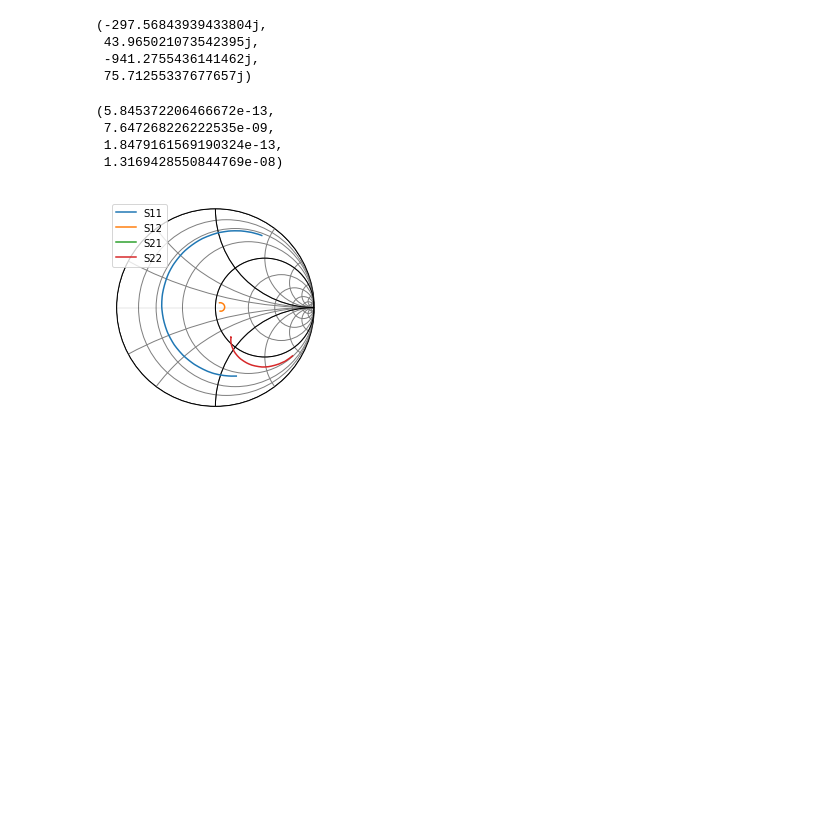
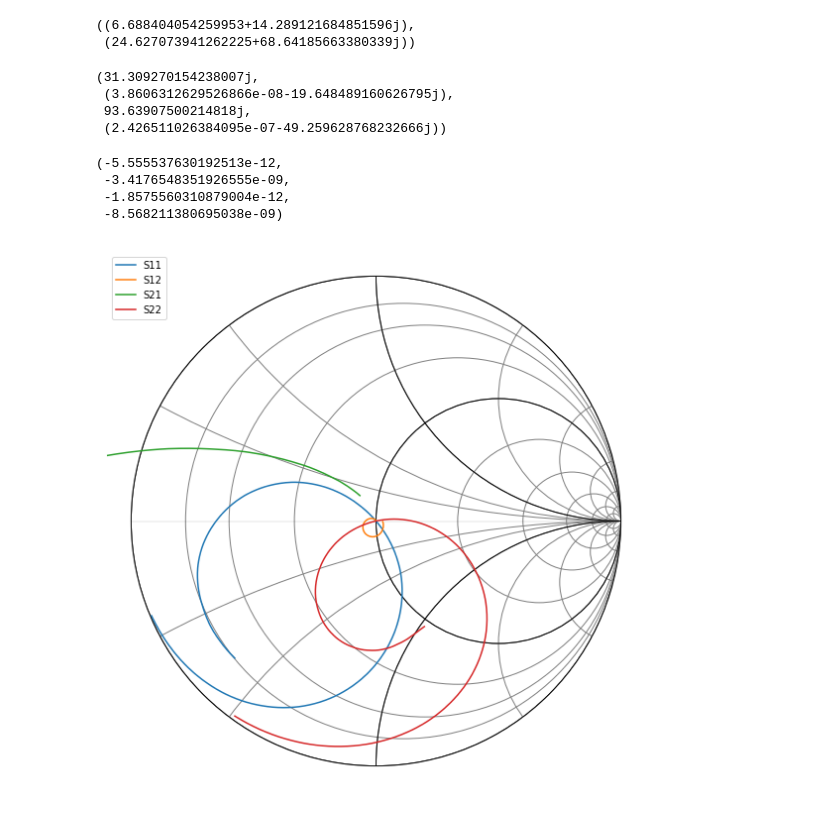
Before and after one commit to cactorium/ism-915mhz-transceiver, a Jupyter notebook: sim/low_noise.ipynb, the cells around one changed output. Cells and saved outputs as stored; diff of their text form; code cells hidden in the pictures; blank space fills up the shorter version.

```diff
--- a/sim/low_noise.ipynb
+++ b/sim/low_noise.ipynb
@@ -143,6 +139,7 @@ gamma_l, is_gamma_l_stable
 # %%
 def calc_matching_network_vals(z1, z2):
-    flipped = np.real(z1) < np.real(z2)
+    flipped = ((abs(np.imag(z2)) < 1e-6 and np.real(z1) < np.real(z2)) or
+            (abs(np.imag(z2)) > 1e-6 and np.real(z1) < np.real(1/(1/z2-1/(1.j*np.imag(z2))))))
     if flipped:
         z2, z1 = z1, z2
 
@@ -264,42 +258,68 @@ z_s, z_l
+# %%
+# that doesn't look too bad, so let's move forward and try to conjugate match
+
+B1 = 1 + sqabs(bjt_comp.s11.s) - sqabs(bjt_comp.s22.s) - sqabs(delta2)
+B2 = 1 + sqabs(bjt_comp.s22.s) - sqabs(bjt_comp.s11.s) - sqabs(delta2)
+C1 = bjt_comp.s11.s - delta2*np.conj(bjt_comp.s22.s)
+C2 = bjt_comp.s22.s - delta2*np.conj(bjt_comp.s11.s)
+
+gamma_s_all = (B1 - np.sqrt(np.square(B1) - 4*sqabs(C1) + 0j))/(2*C1)
+gamma_l_all = (B2 - np.sqrt(np.square(B2) - 4*sqabs(C2) + 0j))/(2*C2)
+
+gamma_s = gamma_s_all[idx_900mhz, 0, 0]
+gamma_l = gamma_l_all[idx_900mhz, 0, 0]
+
+z_s = net.s2z(np.array([[[gamma_s]]]))[0,0,0]
+z_l = net.s2z(np.array([[[gamma_l]]]))[0,0,0]
+
+z_s, z_l
+# %% [output]
+((6.688404054259953+14.289121684851596j),
+ (24.627073941262225+68.64185663380339j))
 # %%
-x_s_1, x_s_2 = calc_matching_network_vals(z_s, 50)
-x_l_1, x_l_2 = calc_matching_network_vals(z_l, 50)
+x_s_1, x_s_2 = calc_matching_network_vals(np.conj(z_s), 50)
+x_l_1, x_l_2 = calc_matching_network_vals(np.conj(z_l), 50)
 
 x_s_1, x_s_2, x_l_1, x_l_2
 # %% [output]
-(-297.56843939433804j,
- 43.965021073542395j,
- -941.2755436141462j,
- 75.71255337677657j)
+(31.309270154238007j,
+ (3.8606312629526866e-08-19.648489160626795j),
+ 93.63907500214818j,
+ (2.426511026384095e-07-49.259628768232666j))
 # %%
 c_s_shunt = np.real(1/(2j*np.pi*915e+6*x_s_1))
-#c_s_ser = np.real(1/(2j*np.pi*915e+6*x_s_1))
+c_s_ser = np.real(1/(2j*np.pi*915e+6*x_s_2))
 l_s_ser = np.real(x_s_2/(2j*np.pi*915e+6))
 c_l_shunt = np.real(1/(2j*np.pi*915e+6*x_l_1))
 l_l_ser = np.real(x_l_2/(2j*np.pi*915e+6))
 
-c_s_ser = -np.real(1/(2j*np.pi*915e+6*x_s_1))
-l_s_shunt = -np.real(x_s_2/(2j*np.pi*915e+6))
+c_s_shunt2 = np.real(1/(2j*np.pi*915e+6*x_s_2))
+l_s_ser2 = np.real(x_s_1/(2j*np.pi*915e+6))
 
+c_l_shunt2 = np.real(1/(2j*np.pi*915e+6*x_l_2))
+l_l_ser2 = np.real(x_l_1/(2j*np.pi*915e+6))
 
 #c_s_shunt, c_s_ser, c_l_shunt, l_l_ser
 c_s_shunt, l_s_ser, c_l_shunt, l_l_ser
 # %% [output]
-(5.845372206466672e-13,
- 7.647268226222535e-09,
- 1.8479161569190324e-13,
- 1.3169428550844769e-08)
+(-5.555537630192513e-12,
+ -3.4176548351926555e-09,
+ -1.8575560310879004e-12,
+ -8.568211380695038e-09)
 # %%
 #input_network2 = tem.capacitor(c_s_ser) ** tem.shunt_capacitor(c_s_shunt)
-input_network2 = tem.inductor(l_s_ser) ** tem.shunt_capacitor(c_s_shunt)
-output_network2 = tem.shunt_capacitor(c_l_shunt) ** tem.inductor(l_l_ser)
+#input_network2 = tem.inductor(l_s_ser) ** tem.shunt_capacitor(c_s_shunt)
+input_network2 = tem.shunt_capacitor(c_s_shunt2) ** tem.inductor(l_s_ser2)
 
-#amplifier2 = input_network2 ** bjt ** output_network2
-amplifier2 = input_network2 ** bjt #** output_network2
+#output_network2 = tem.shunt_capacitor(c_l_shunt) ** tem.inductor(l_l_ser)
+output_network2 = tem.inductor(l_l_ser2) ** tem.shunt_capacitor(c_l_shunt2)
+
+amplifier2 = input_network2 ** bjt_comp ** output_network2
+#amplifier2 = input_network2 ** bjt #** output_network2
 
 amplifier2.plot_s_smith()
 # %% [output]
-[figure, old version]
+[figure, new version]
 # %%
 amplifier2.s21.plot_s_db()
 # %% [output]
```
Also changed, not shown: parts of 41 cells of this notebook.
